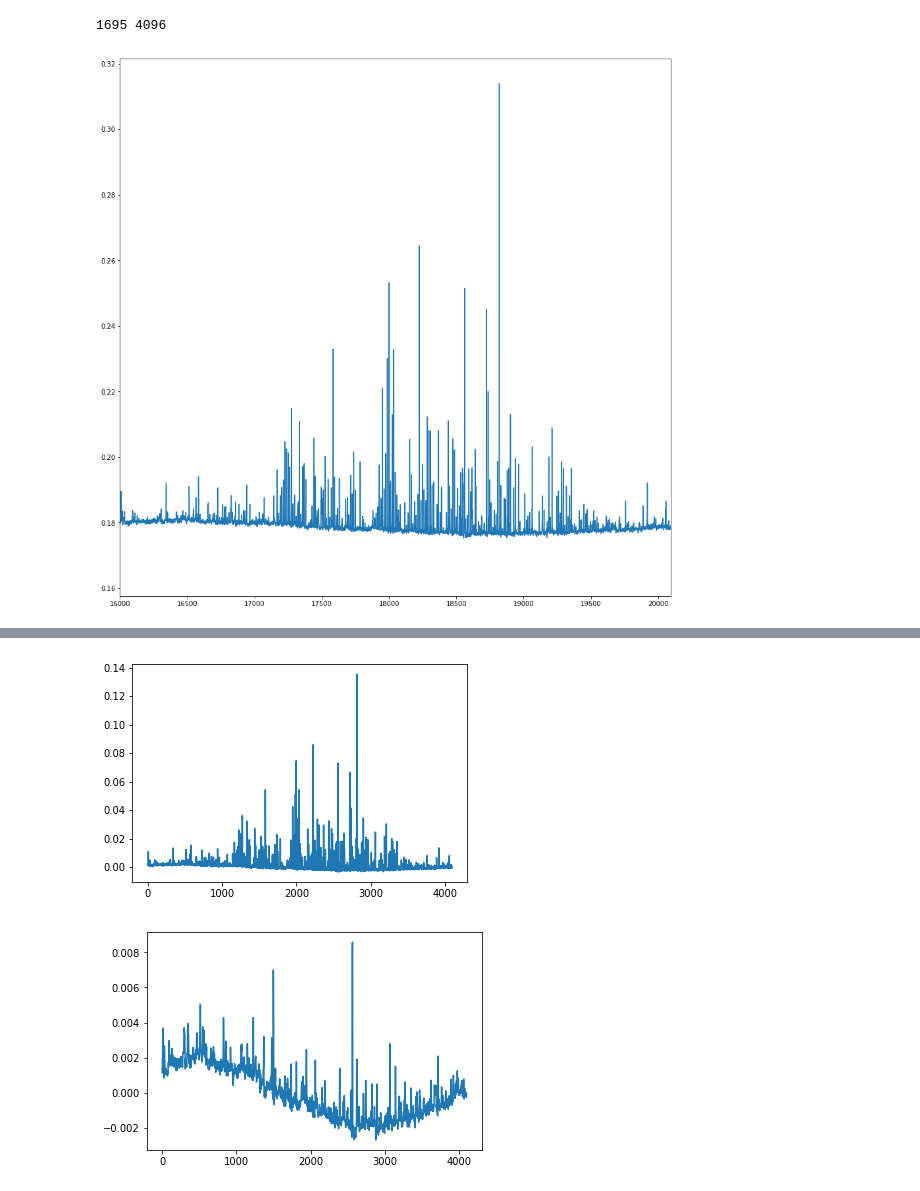
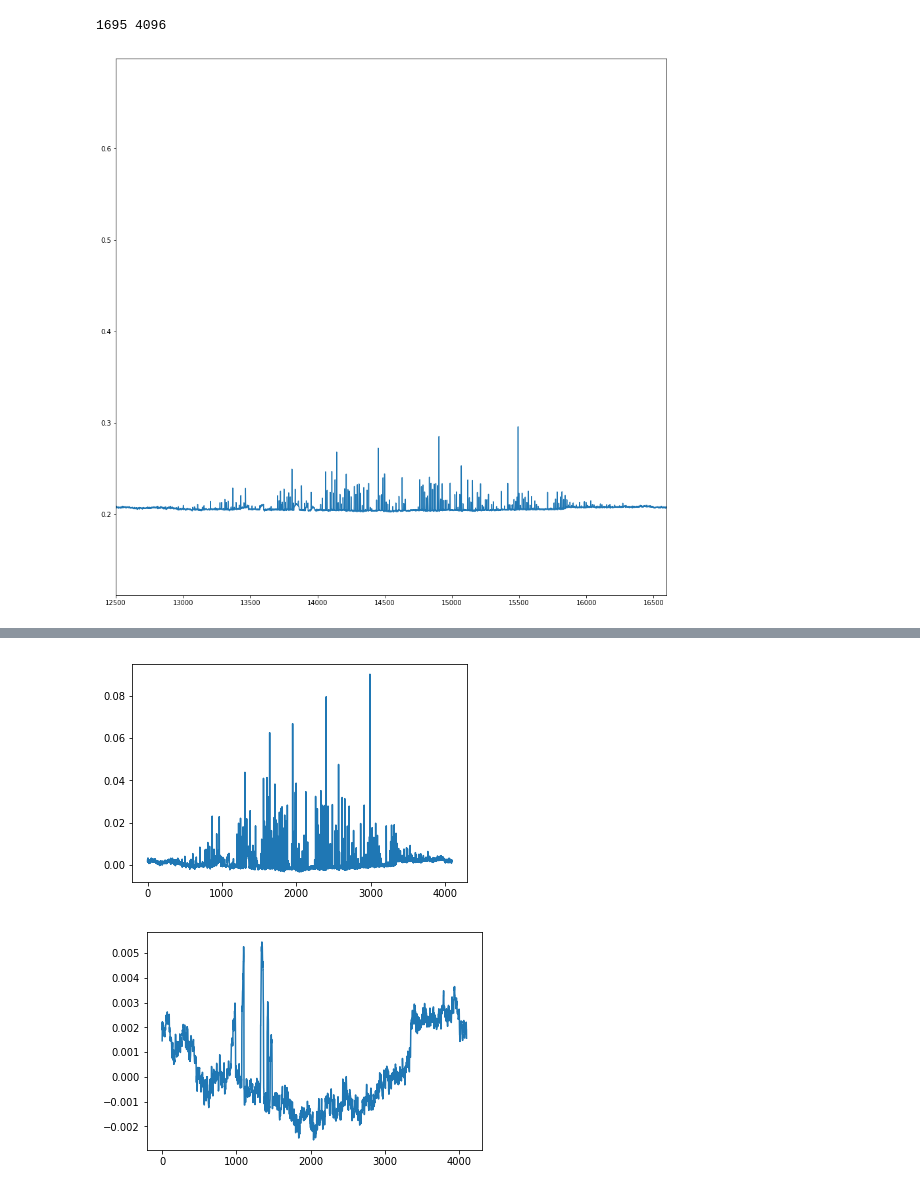
Before and after one commit to KazAndr/bsa3, a Jupyter notebook: save_part.ipynb, the cells around one changed output, grey strips where cells are left out. Cells and saved outputs as stored; diff of their text form; code cells hidden in the pictures.

```diff
--- a/save_part.ipynb
+++ b/save_part.ipynb
@@ -31,7 +31,7 @@ pulsar = '1133+16'
 # %%
 %%time
 big_filename = './data_pntht/1133+16/010618_21_N2_00.pnthr'
-filename = './data_pnt/' + pulsar + '/300618_19_N2_00.pnt'
+filename = './data_pnt/' + pulsar + '/010618_21_N2_00.pnt'
 # filename = './data_pnt/1237+25/040518_00_N1_00.pnt'
 header, data = read_pnt(filename)
 # %% [output]
@@ -60,18 +60,18 @@ obs_points += add_points
 # %%
 %%time
 module_1 = 2
 module_2 = 5
 ray_1 = 3
 ray_2 = 8
 chanel = 7
-start_p = 16000
+start_p = 12500
 stop_p = start_p + obs_points
 
 fig, ax = plt.subplots(figsize=(15, 15))
 
 ax.plot([j[module_1-1][ray_1-1][chanel-1] for j in data])
 #ax.plot([j[module_2-1][ray_2-1][chanel-1] for j in data])
 plt.xlim(start_p, stop_p)
 plt.show()
 # %% [output]
-[figure, old version]
+[figure, new version]
@@ -82,13 +82,13 @@ sig = puls_data - np.median(puls_data)
 plt.plot(sig)
 plt.show()
 # %% [output]
-[figure, old version]
+[figure, new version]
 # %%
 res_filter = signal.medfilt(sig, kernel_size=7)
 plt.plot(res_filter)
 plt.show()
 # %% [output]
-[figure, old version]
+[figure, new version]
 # %%
 filtred_sig = (sig - res_filter)/max(sig)
 plt.plot(filtred_sig)
```
Also changed, not shown: parts of 6 cells of this notebook.
